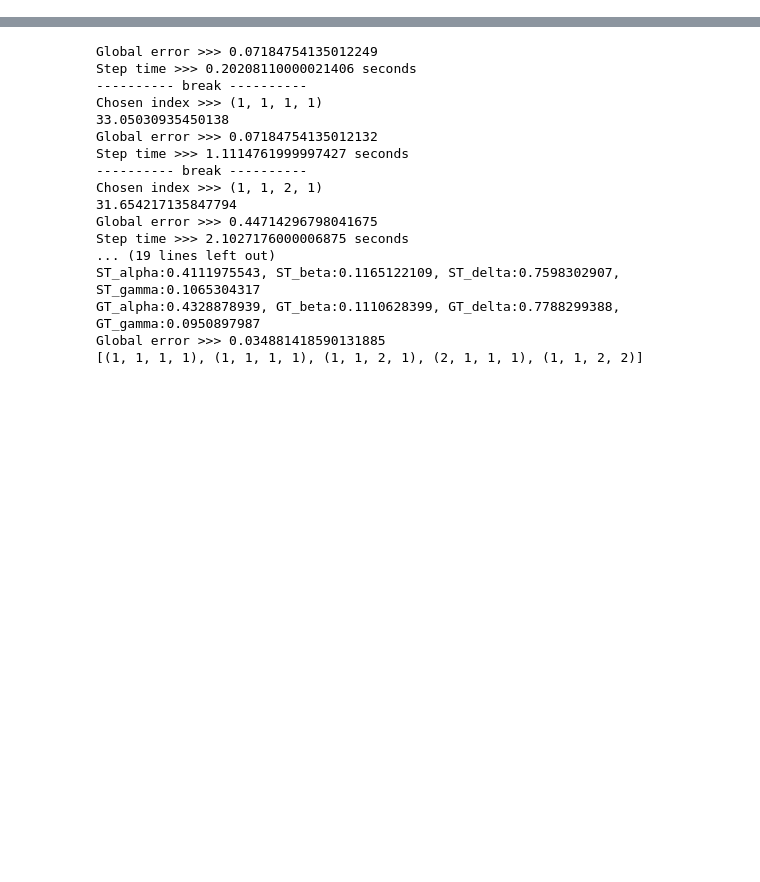
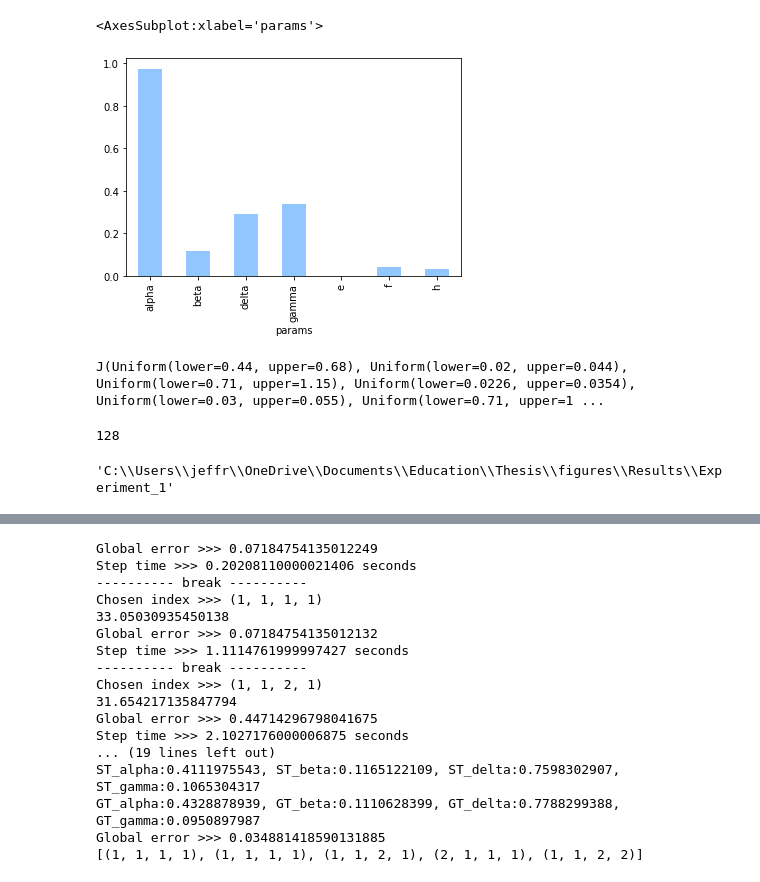
Before and after one commit to JeffreyDillonLyons/curse_breaking, a Jupyter notebook: adaptive_solver/scripts/home.ipynb, the cells around one changed output, grey strips where cells are left out. Cells and saved outputs as stored; diff of their text form; code cells hidden in the pictures; blank space fills up the shorter version.

```diff
--- a/adaptive_solver/scripts/home.ipynb
+++ b/adaptive_solver/scripts/home.ipynb
@@ -20,0 +622,10 @@ def c(s):
+# %%
+gt = pd.read_csv('./data/gt_L3.csv',index_col=['type','params']).loc['mouse','ST']
+gt.plot(kind='bar')
+# %% [output]
+<AxesSubplot:xlabel='params'>
+[figure, added]
+# %%
+joint
+# %% [output]
+J(Uniform(lower=0.44, upper=0.68), Uniform(lower=0.02, upper=0.044), Uniform(lower=0.71, upper=1.15), Uniform(lower=0.0226, upper=0.0354), Uniform(lower=0.03, upper=0.055), Uniform(lower=0.71, upper=1 ...
@@ -20,0 +668,8 @@ def c(s):
+# %%
+len(l)
+# %% [output]
+128
+# %%
+c('Education/Thesis/figures/Results/Experiment_1')
+# %% [output]
+'C:\\Users\\jeffr\\OneDrive\\Documents\\Education\\Thesis\\figures\\Results\\Experiment_1'
```
Also changed, not shown: parts of 26 cells of this notebook, 22 other files.
